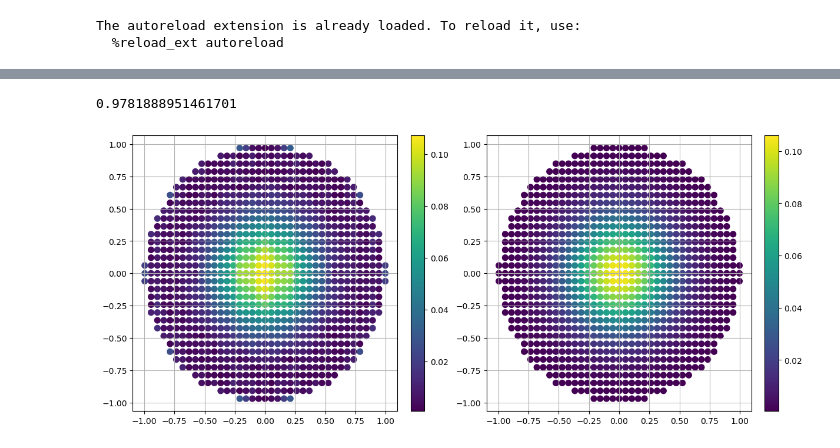
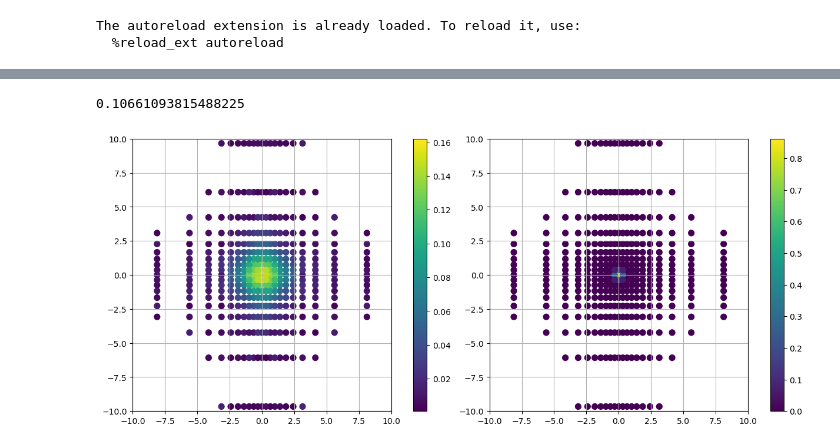
Before and after one commit to nkvij/Inverse-design-of-L3-photonic-crystal-cavity, a Jupyter notebook: Legume_inverse_design_520nm.ipynb, the cells around one changed output, grey strips where cells are left out. Saved outputs shown, nothing was run; the diff lists cells and outputs as text; code cells hidden in the pictures.

```diff
--- a/Legume_inverse_design_520nm.ipynb
+++ b/Legume_inverse_design_520nm.ipynb
@@ -42,20 +42,20 @@ options = {'gmode_inds': [0], 'verbose': True, 'eig_sigma': 0.4,
            'numeig': num_modes, 'gradients': 'approx', 'compute_im': False,
            'eig_solver': 'eigsh'}
 
-kpoints = 3
+kpoints = 2
 gmax = 2
-gaussian_width = 0.3
+gaussian_width = 1.65
 
 kpoints_array = legume_backend.get_kpoints(Nx, Ny, nkx = kpoints, nky = kpoints)
 
 eigvec = np.load(f'./Legume_eigenvectors/L3_520nm_eigvecs_gmax={gmax}.npy', allow_pickle=True)
-(gme, f_imag_array, direction_ratio, indmode) = legume_backend.gme_cavity_dot(L3_phc, gmax = gmax,
+(gme, quality_factor, overlap, indmode) = legume_backend.gme_cavity_dot(L3_phc, gmax = gmax,
                                                 gaussian_width = gaussian_width, kpoints = kpoints_array,
                                                 gme_options = options, eigvec = eigvec)
 
 # (gme, f_imag_array, direction_ratio, indmode) = legume_backend.gme_cavity(L3_phc, Nx, Ny, gaussian_width, gmax, kpoints_array, options)
-Q = gme.freqs[0, indmode]/2/npa.mean(f_imag_array)
-print("Quality Factor = ", Q, "ratio = ", npa.mean(direction_ratio))
+
+print("Quality Factor = ", quality_factor, "overlap = ", quality_factor)
 
 
 # ax = legume.viz.field(gme, 'e', 0, indmode, z=slab_thickness/2, component='y', val='abs', N1=300, N2=200)
@@ -101,45 +88,45 @@ for i in range(kpoints**2):
 
     rad_array_te.extend(rad_coup['l_te'][0])
     rad_array_tm.extend(rad_coup['l_tm'][0])
-k_norm = 2*np.pi*gme.freqs[0, indmode] + 0.001
+k_norm = 2*np.pi*gme.freqs[0, indmode] + 0.01
 x_array = np.asarray(x_array)/k_norm
 y_array = np.asarray(y_array)/k_norm
-# x_array = 4*x_array/(1 - x_array**2)
-# y_array = 4*y_array/(1 - y_array**2)
+x_array = 4*x_array/(1 - x_array**2)
+y_array = 4*y_array/(1 - y_array**2)
 
 rad_array = np.asarray(rad_array)
 rad_array_te = np.asarray(rad_array_te)
 rad_array_tm = np.asarray(rad_array_tm)
 
 sine = np.sqrt(x_array**2 + y_array**2)
 
 rad_array_tot = np.sum(rad_array)
 rad_array_norm = np.sqrt(rad_array)/np.sqrt(rad_array_tot)
 rad_array_te_norm = np.sqrt(rad_array_te)/np.sqrt(npa.sum(rad_array_te**2))
 rad_array_tm_norm = np.sqrt(rad_array_tm)/np.sqrt(npa.sum(rad_array_tm**2))
 
-target_gaussian = 1/(2*npa.pi*gaussian_width**2)*npa.exp(-(x_array**2 + y_array**2)/(2*gaussian_width**2))
+target_gaussian = 1/(npa.pi*gaussian_width**2)*npa.exp(-(x_array**2 + y_array**2)/(gaussian_width**2))
 target_gaussian_norm = target_gaussian/npa.sqrt(npa.sum(target_gaussian**2))
 
 overlap = npa.dot(rad_array_norm,target_gaussian_norm)**2
 
 angle = np.arctan(np.abs(rad_array_te)/np.abs(rad_array_tm))
 
 test = np.sqrt(rad_array + 2*np.abs(rad_array_te)*np.abs(rad_array_tm)*np.cos(np.angle(rad_array_te) - np.angle(rad_array_tm)))
 
 print(overlap)
 
 fig, (ax1, ax2) = plt.subplots(1, 2, constrained_layout=True, figsize = (12, 5))
 p = ax1.scatter(x_array, y_array, c=rad_array_norm, cmap = 'viridis', s = 50)
 q = ax2.scatter(x_array, y_array, c=target_gaussian_norm, cmap = 'viridis', s = 50)
 cbar = plt.colorbar(p, ax=ax1)
 cbar = plt.colorbar(q, ax=ax2)
-# ax1.set_xlim((-1.02, 1.02))
-# ax2.set_xlim((-1.02, 1.02))
-# ax1.set_ylim((-1.02, 1.02))
-# ax2.set_ylim((-1.02, 1.02))
+ax1.set_xlim((-10, 10))
+ax2.set_xlim((-10, 10))
+ax1.set_ylim((-10, 10))
+ax2.set_ylim((-10, 10))
 ax1.grid()
 ax2.grid()
 # %% [output]
-0.9781888951461701
+0.10661093815488225
-[figure, old version]
+[figure, new version]
```
Also changed, not shown: parts of 4 cells of this notebook, 1 other file.
